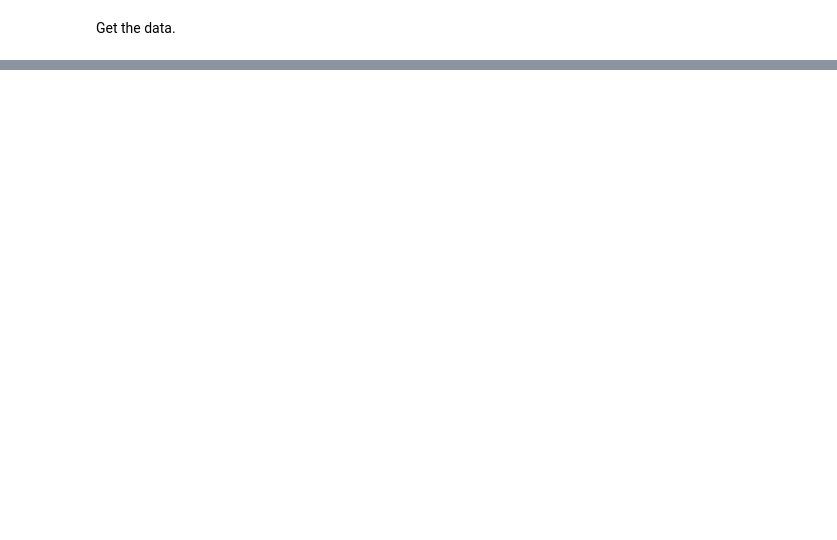
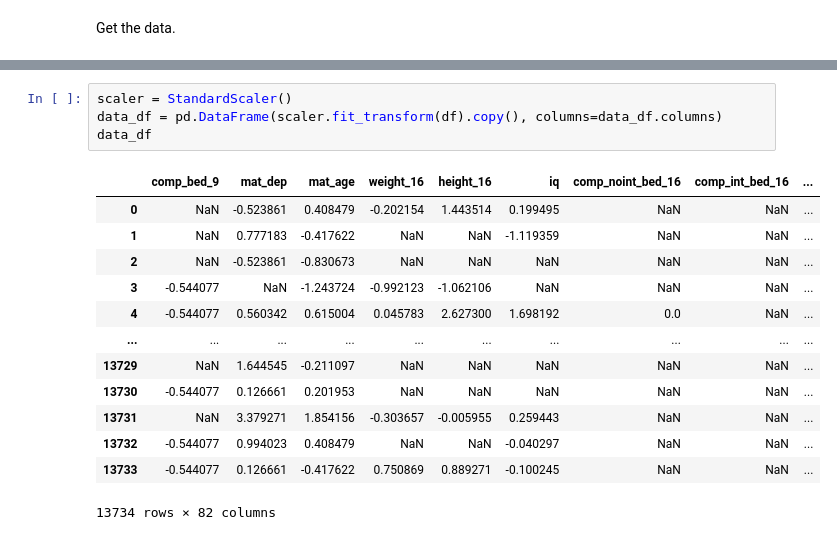
Before and after one commit to kaihulme/alspac-mhst, a Jupyter notebook: notebooks/dimensionality_reduction_pca.ipynb, the cells around one changed output, grey strips where cells are left out. Saved outputs shown, nothing was run; the diff lists cells and outputs as text; blank space fills up the shorter version.

```diff
--- a/notebooks/dimensionality_reduction_pca.ipynb
+++ b/notebooks/dimensionality_reduction_pca.ipynb
@@ -64,0 +48,18 @@ dtype: float64
+# %%
+scaler = StandardScaler()
+data_df = pd.DataFrame(scaler.fit_transform(df).copy(), columns=data_df.columns)
+data_df
+# %% [output]
+|  | comp_bed_9 | mat_dep | mat_age | weight_16 | height_16 | iq | comp_noint_bed_16 | comp_int_bed_16 | ... |
+| 0 | NaN | -0.523861 | 0.408479 | -0.202154 | 1.443514 | 0.199495 | NaN | NaN | ... |
+| 1 | NaN | 0.777183 | -0.417622 | NaN | NaN | -1.119359 | NaN | NaN | ... |
+| 2 | NaN | -0.523861 | -0.830673 | NaN | NaN | NaN | NaN | NaN | ... |
+| 3 | -0.544077 | NaN | -1.243724 | -0.992123 | -1.062106 | NaN | NaN | NaN | ... |
+| 4 | -0.544077 | 0.560342 | 0.615004 | 0.045783 | 2.627300 | 1.698192 | 0.0 | NaN | ... |
+| ... | ... | ... | ... | ... | ... | ... | ... | ... | ... |
+| 13729 | NaN | 1.644545 | -0.211097 | NaN | NaN | NaN | NaN | NaN | ... |
+| 13730 | -0.544077 | 0.126661 | 0.201953 | NaN | NaN | NaN | NaN | NaN | ... |
+| 13731 | NaN | 3.379271 | 1.854156 | -0.303657 | -0.005955 | 0.259443 | NaN | NaN | ... |
+| 13732 | -0.544077 | 0.994023 | 0.408479 | NaN | NaN | -0.040297 | NaN | NaN | ... |
+| 13733 | -0.544077 | 0.126661 | -0.417622 | 0.750869 | 0.889271 | -0.100245 | NaN | NaN | ... |
+13734 rows × 82 columns
```
Also changed, not shown: parts of 25 cells of this notebook.
